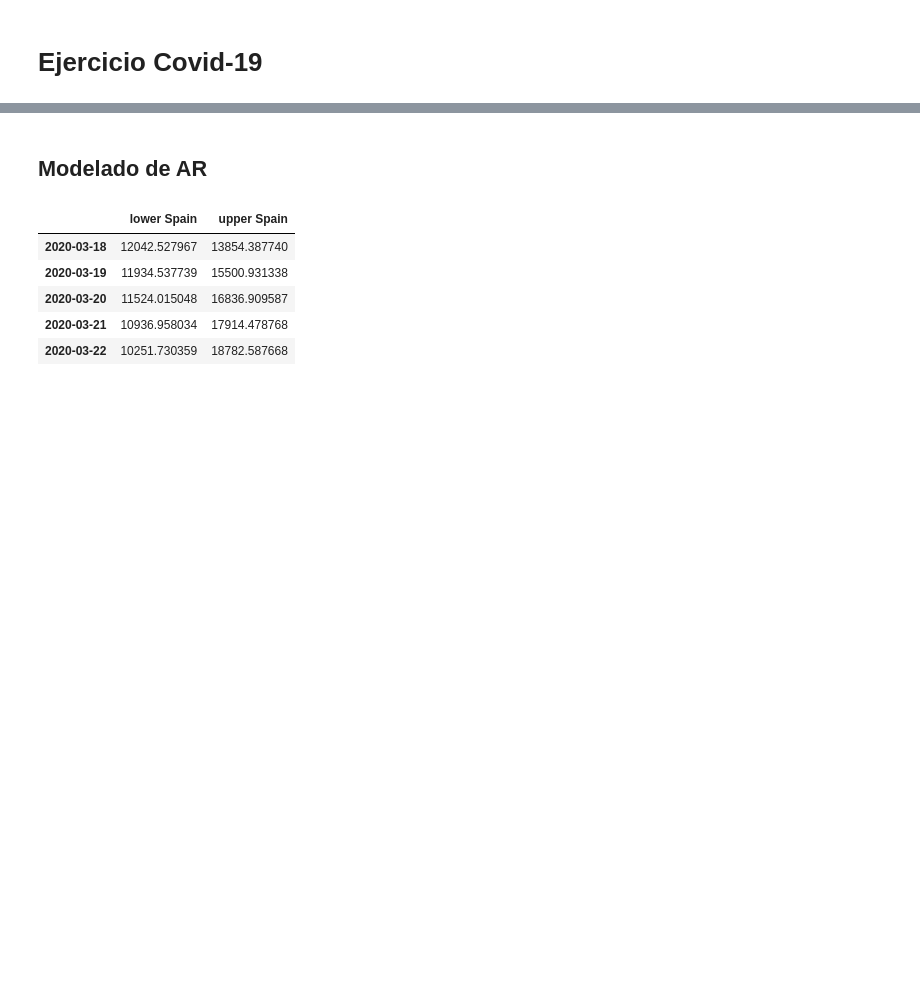
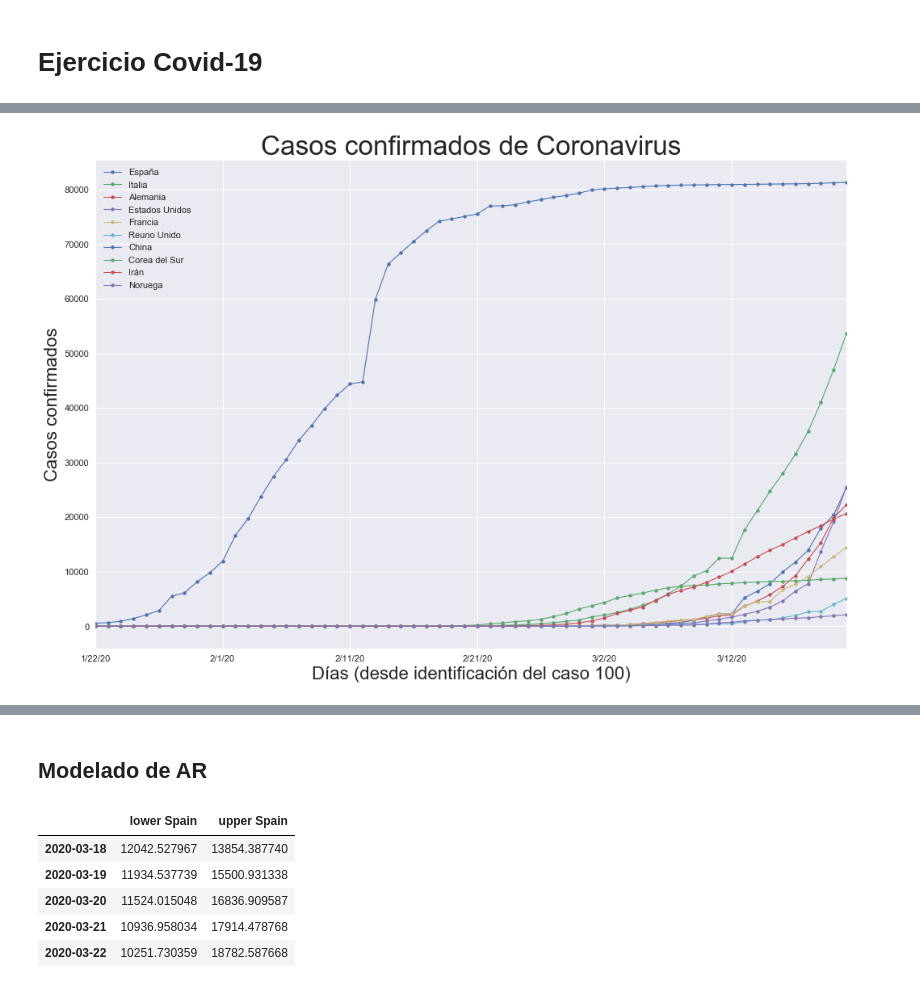
Before and after one commit to akakicreations/ejercicios-casuales-github, a Jupyter notebook: covid19-exercise/covid19_notebook.ipynb, the cells around one changed output, grey strips where cells are left out. Saved outputs shown, nothing was run; the diff lists cells and outputs as text; code cells hidden in the pictures; blank space fills up the shorter version.

```diff
--- a/covid19-exercise/covid19_notebook.ipynb
+++ b/covid19-exercise/covid19_notebook.ipynb
@@ -258,0 +159,38 @@ plt.show()
+# %%
+# Otra forma
+
+fig=plt.figure(figsize=(15, 10), dpi= 80, facecolor='w', edgecolor='k')
+
+legend = []
+
+data_time.loc[:,'Spain'].plot.line(marker="o", linewidth=1, markersize=4)
+legend.append('España')
+data_time.loc[:,'Italy'].plot.line(marker="o", linewidth=1, markersize=4)
+legend.append('Italia')
+data_time.loc[:,'Germany'].plot.line(marker="o", linewidth=1, markersize=4)
+legend.append('Alemania')
+data_time.loc[:,'US'].plot.line(marker="o", linewidth=1, markersize=4)
+legend.append('Estados Unidos')
+data_time.loc[:,'France'].plot.line(marker="o", linewidth=1, markersize=4)
+legend.append('Francia')
+data_time.loc[:,'United Kingdom'].plot.line(marker="o", linewidth=1, markersize=4)
+legend.append('Reuno Unido')
+data_time.loc[:,'China'].plot.line(marker="o", linewidth=1, markersize=4)
+legend.append('China')
+data_time.loc[:,'Korea, South'].plot.line(marker="o", linewidth=1, markersize=4)
+legend.append('Corea del Sur')
+data_time.loc[:,'Iran'].plot.line(marker="o", linewidth=1, markersize=4)
+legend.append('Irán')
+data_time.loc[:,'Norway'].plot.line(marker="o", linewidth=1, markersize=4)
+legend.append('Noruega')
+
+
+plt.legend(legend)
+plt.title('Casos confirmados de Coronavirus', {'fontsize': 30})
+
+plt.xlabel("Días (desde identificación del caso 100)", {'fontsize': 20})
+plt.ylabel("Casos confirmados", {'fontsize': 20})
+
+plt.show()
+# %% [output]
+[figure, added]
```
Also changed, not shown: parts of 37 cells of this notebook.
